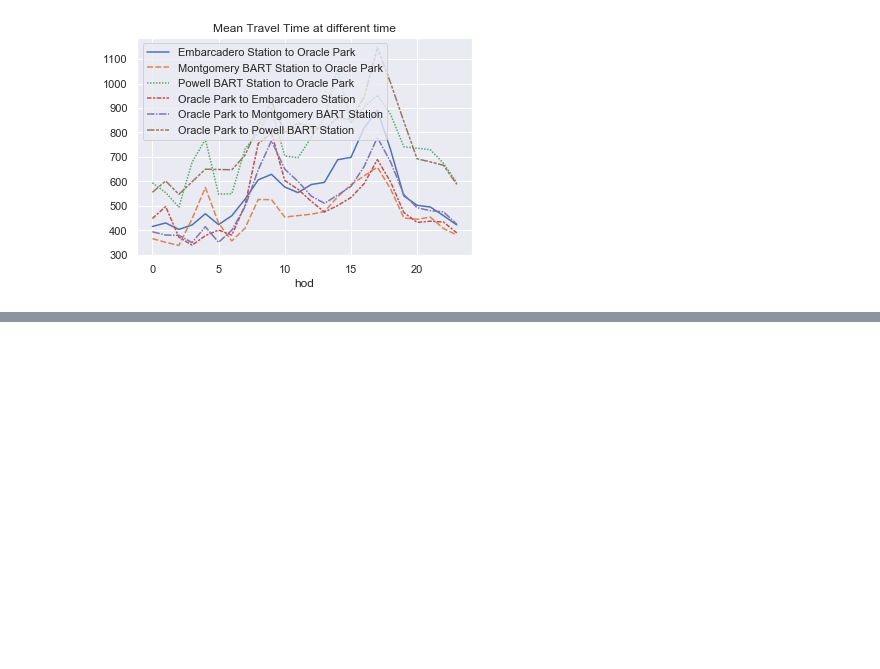
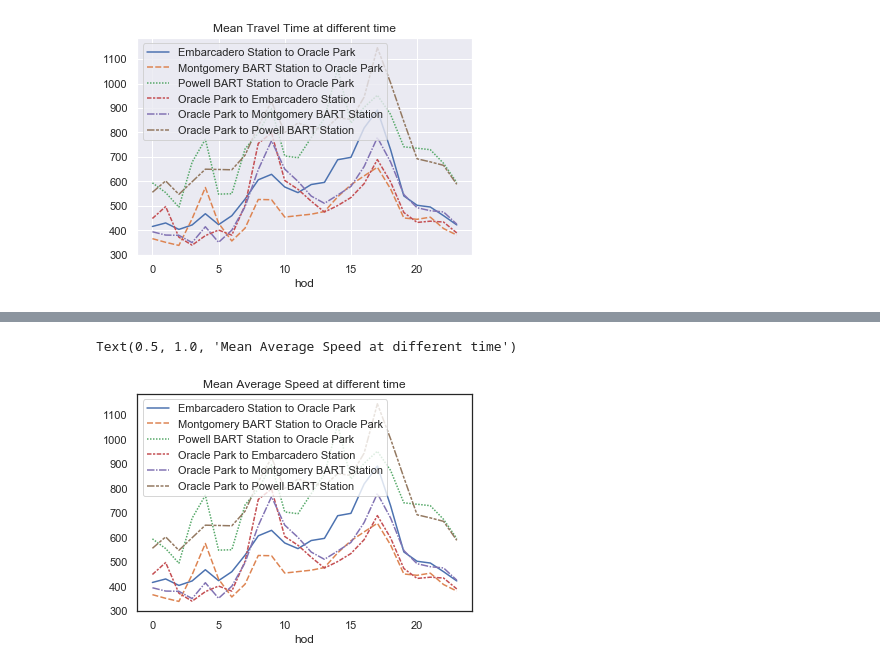
Before and after one commit to MizukiKadowaki/datahack2020-, a Jupyter notebook: DataHack.ipynb, the cells around one changed output, grey strips where cells are left out. Saved outputs shown, nothing was run; the diff lists cells and outputs as text; code cells hidden in the pictures; blank space fills up the shorter version.

```diff
--- a/DataHack.ipynb
+++ b/DataHack.ipynb
@@ -113,0 +128,7 @@ for col in times.columns:
+# %%
+sns.set_style("white")
+ax = sns.lineplot(data=speeds, sizes=(100,100))
+plt.title("Mean Average Speed at different time")
+# %% [output]
+Text(0.5, 1.0, 'Mean Average Speed at different time')
+[figure, added]
```
Also changed, not shown: parts of 14 cells of this notebook, 1 other file.
